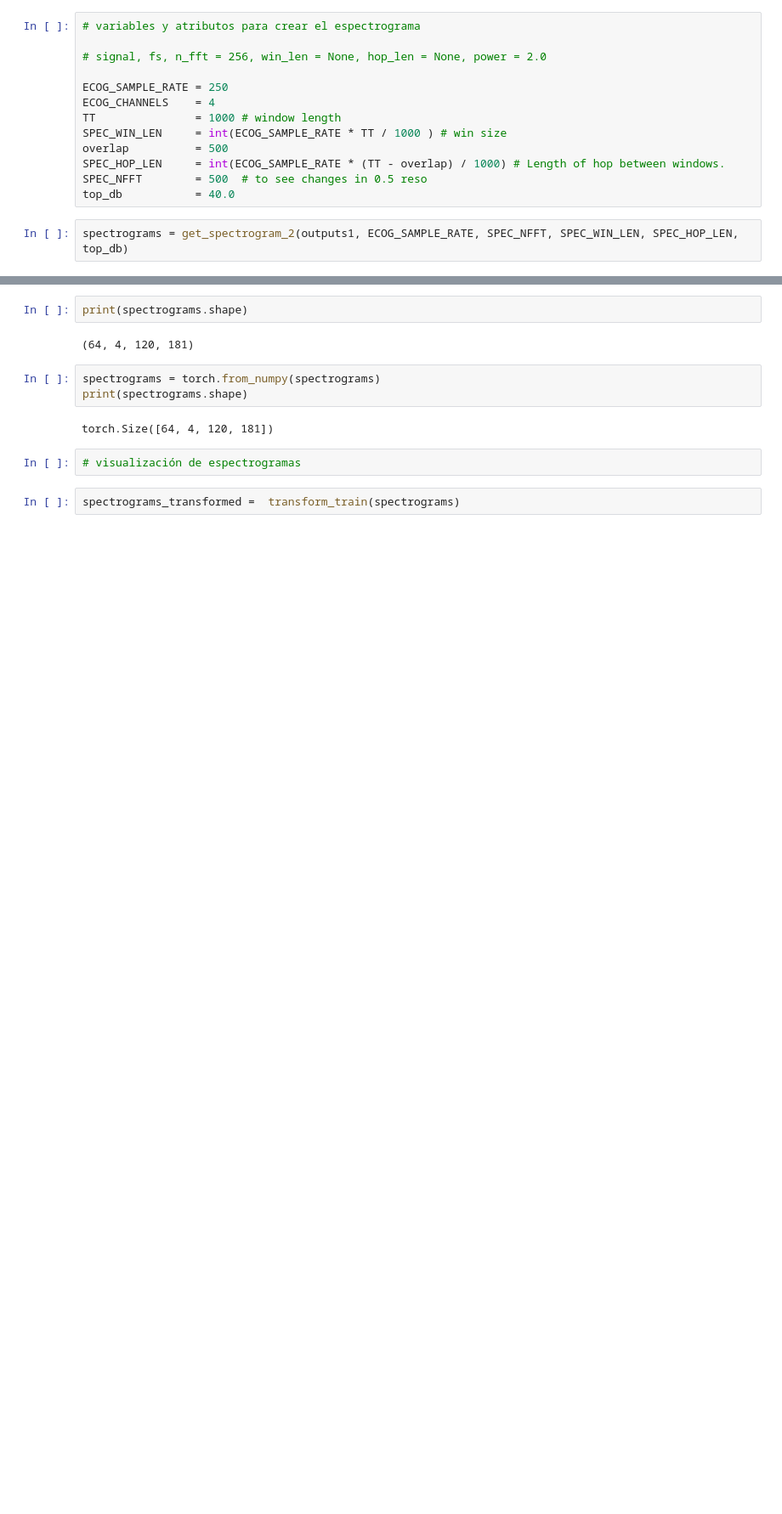
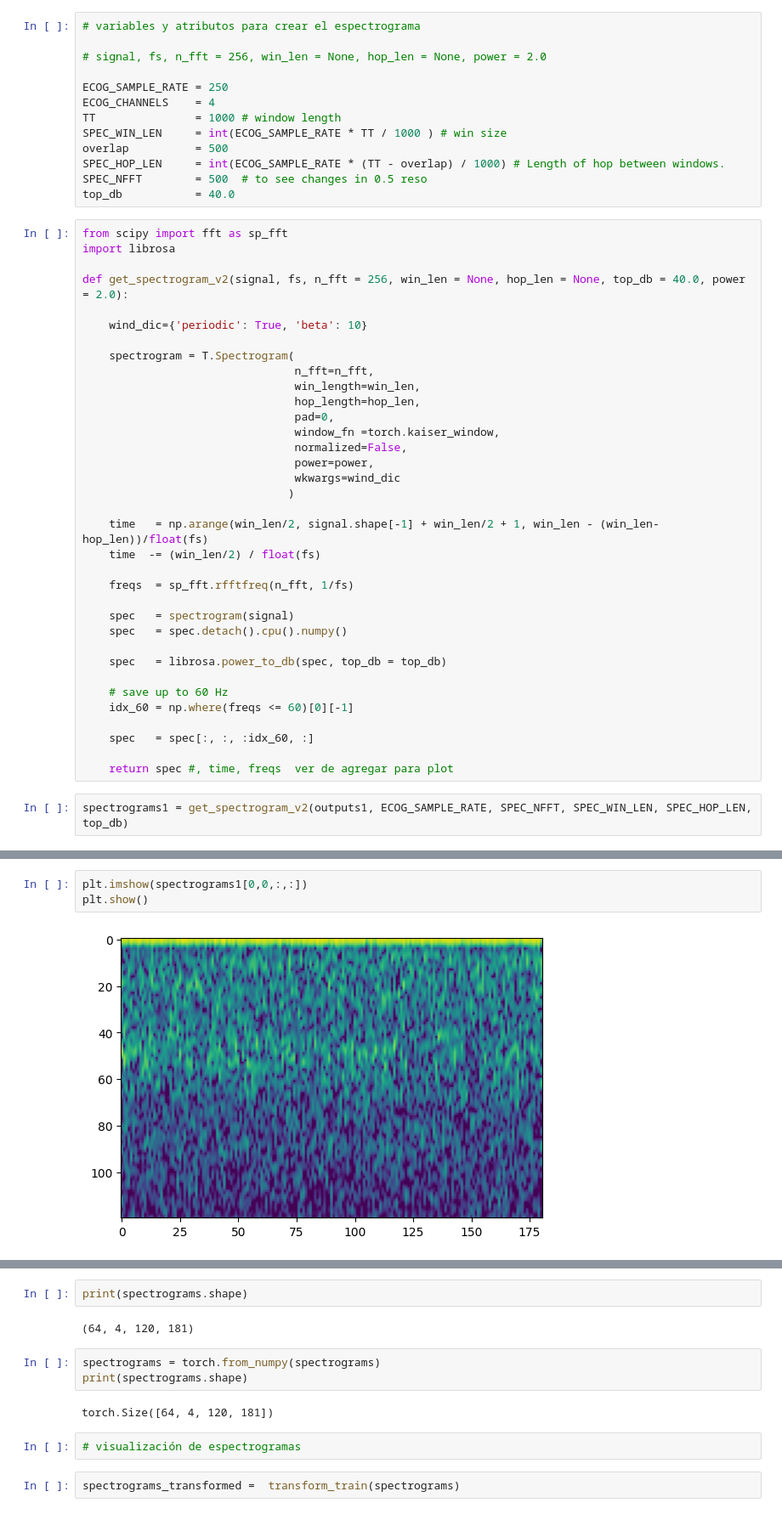
Before and after one commit to martinrrobins/PI-Thalamus-RNS, a Jupyter notebook: Paper_iESPnet_pruebas/01-Exploraciones/10 Exploracion.ipynb, the cells around one changed output, grey strips where cells are left out. Shown at 85% size. Saved outputs shown, nothing was run; the diff lists cells and outputs as text; blank space fills up the shorter version.

```diff
--- a/Paper_iESPnet_pruebas/01-Exploraciones/10 Exploracion.ipynb
+++ b/Paper_iESPnet_pruebas/01-Exploraciones/10 Exploracion.ipynb
@@ -457,5 +379,40 @@ overlap          = 500
 SPEC_HOP_LEN     = int(ECOG_SAMPLE_RATE * (TT - overlap) / 1000) # Length of hop between windows.
 SPEC_NFFT        = 500  # to see changes in 0.5 reso
 top_db           = 40.0
+# %%
+from scipy import fft as sp_fft
+import librosa
+
+def get_spectrogram_v2(signal, fs, n_fft = 256, win_len = None, hop_len = None, top_db = 40.0, power = 2.0):
+
+    wind_dic={'periodic': True, 'beta': 10}
+
+    spectrogram = T.Spectrogram(
+                                n_fft=n_fft,
+                                win_length=win_len,
+                                hop_length=hop_len,
+                                pad=0,
+                                window_fn =torch.kaiser_window,
+                                normalized=False,
+                                power=power,
+                                wkwargs=wind_dic
+                               )
+
+    time   = np.arange(win_len/2, signal.shape[-1] + win_len/2 + 1, win_len - (win_len-hop_len))/float(fs)
+    time  -= (win_len/2) / float(fs)
+
+    freqs  = sp_fft.rfftfreq(n_fft, 1/fs)
+
+    spec   = spectrogram(signal)
+    spec   = spec.detach().cpu().numpy()
+
+    spec   = librosa.power_to_db(spec, top_db = top_db)
+
+    # save up to 60 Hz
+    idx_60 = np.where(freqs <= 60)[0][-1]
+
+    spec   = spec[:, :, :idx_60, :]
+
+    return spec #, time, freqs  ver de agregar para plot
 # %%
-spectrograms = get_spectrogram_2(outputs1, ECOG_SAMPLE_RATE, SPEC_NFFT, SPEC_WIN_LEN, SPEC_HOP_LEN, top_db)
+spectrograms1 = get_spectrogram_v2(outputs1, ECOG_SAMPLE_RATE, SPEC_NFFT, SPEC_WIN_LEN, SPEC_HOP_LEN, top_db)
@@ -461,0 +423,5 @@ spectrograms = get_spectrogram_2(outputs1, ECOG_SAMPLE_RATE, SPEC_NFFT, SPEC_WIN
+# %%
+plt.imshow(spectrograms1[0,0,:,:])
+plt.show()
+# %% [output]
+[figure, added]
```
Also changed, not shown: parts of 42 cells of this notebook, 8 other files.
